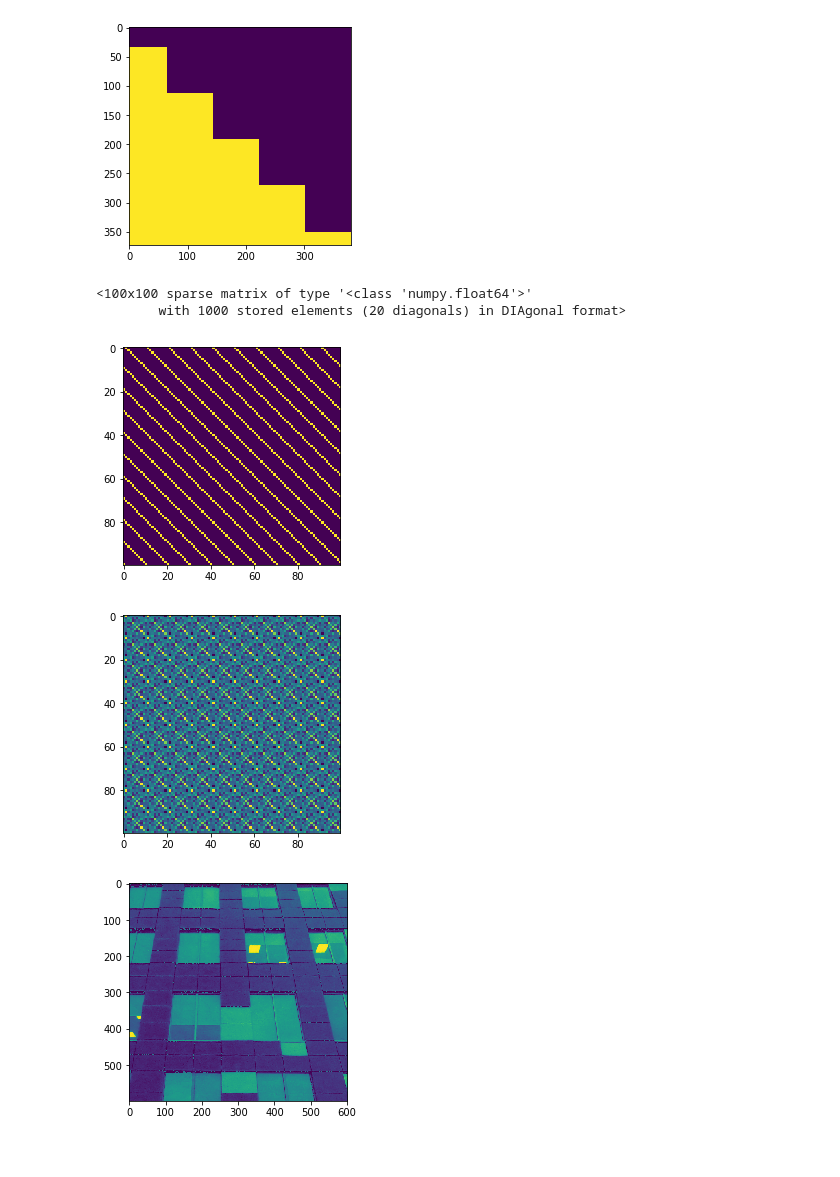
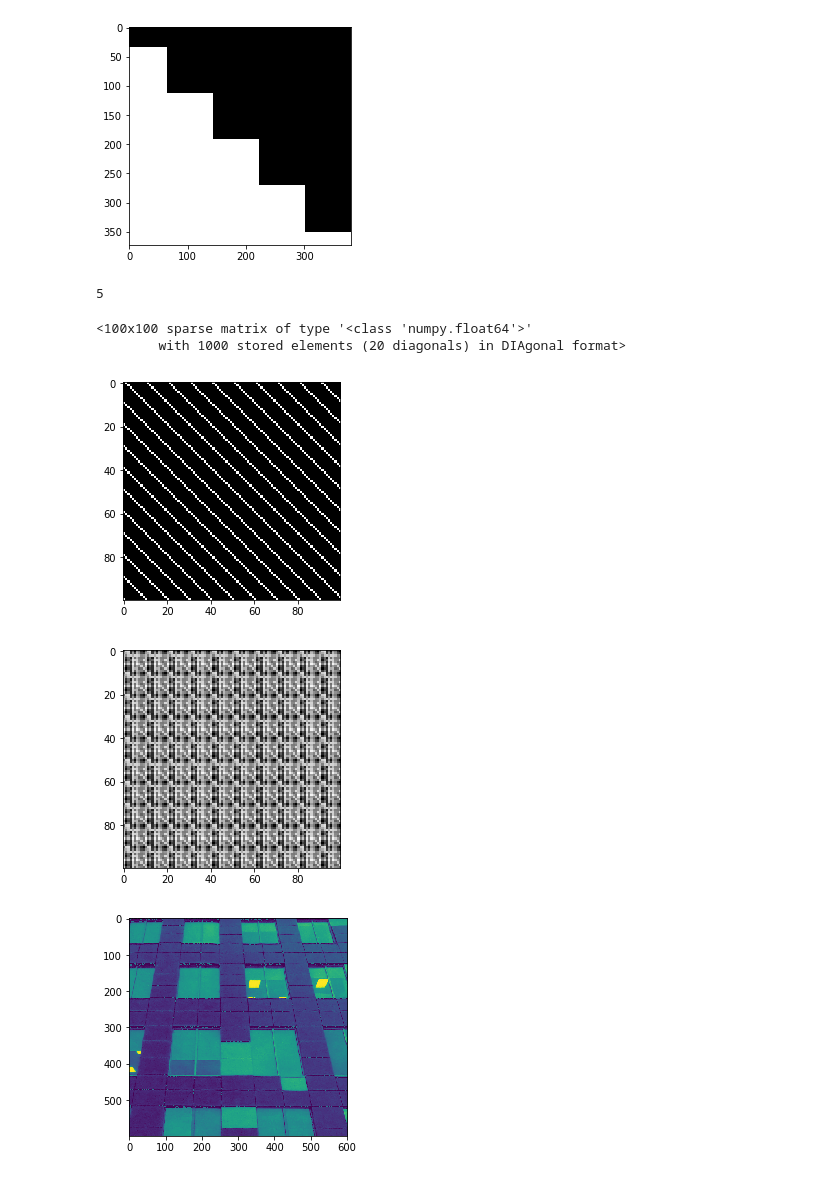
Before and after one commit to AlexanderRozhnov/matrix-filling, a Jupyter notebook: Alternating Least Square.ipynb, the cells around one changed output. Saved outputs shown, nothing was run; the diff lists cells and outputs as text; code cells hidden in the pictures.

```diff
--- a/Alternating Least Square.ipynb
+++ b/Alternating Least Square.ipynb
@@ -88,10 +120,14 @@ class ALS(object):
 img = np.array(Image.open('test.png'), dtype=np.float64)[:, :, 0]
 img[img == 0] = 100
 # %%
-plt.imshow(img)
+plt.imshow(img, cmap='gray')
 plt.show()
 # %% [output]
-[figure, old version]
+[figure, new version]
+# %%
+np.linalg.matrix_rank(img)
+# %% [output]
+5
 # %%
 rows = np.array([], dtype=np.int)
 cols = np.array([], dtype=np.int)
@@ -113,19 +149,19 @@ X
 <100x100 sparse matrix of type '<class 'numpy.float64'>'
         with 1000 stored elements (20 diagonals) in DIAgonal format>
 # %%
-a = ALS(k=5, lambda_=1, max_iter=100)
+a = ALS(k=5, lambda_=0.01, max_iter=20, missed_val=0)
 # %%
 a.fit(X)
 # %%
-plt.imshow(X.toarray())
+plt.imshow(X.toarray(), cmap='gray')
 plt.show()
 # %% [output]
-[figure, old version]
+[figure, new version]
 # %%
-plt.imshow(a.predict())
+plt.imshow(a.predict(), cmap='gray')
 plt.show()
 # %% [output]
-[figure, old version]
+[figure, new version]
 # %%
 img = np.array(Image.open('sk.png'), dtype=np.float64)[:, :, 0]
 img[img == 0] = 100
```
Also changed, not shown: parts of 25 cells of this notebook, 1 other file.
